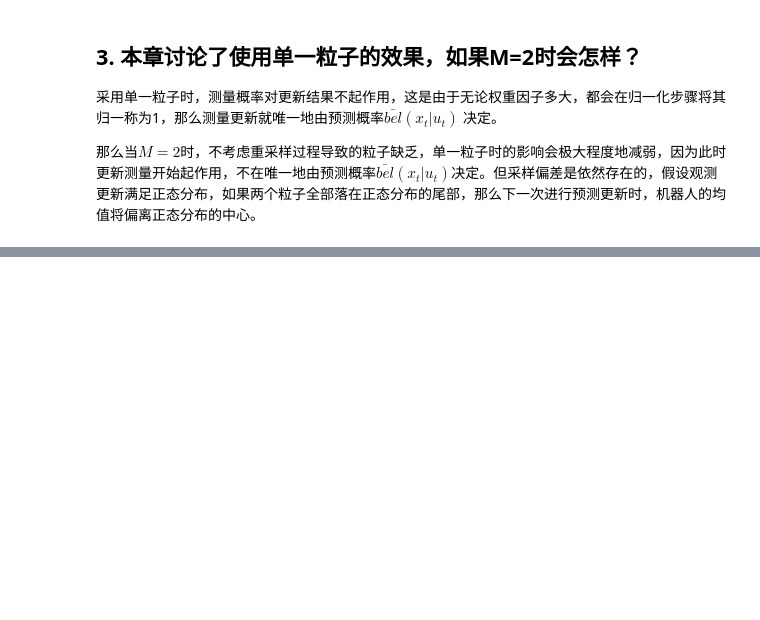
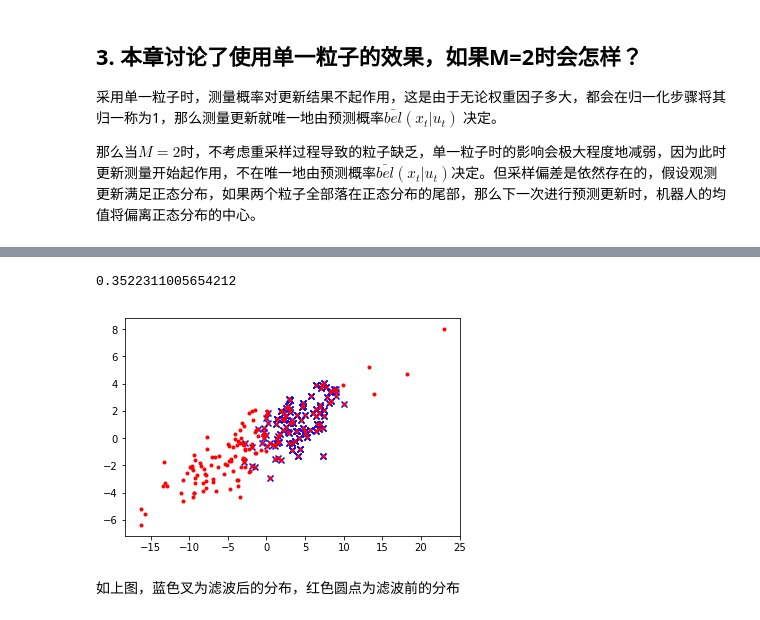
Before and after one commit to Yu-Xiaoxian/probabilistic_robotics_exercises, a Jupyter notebook: ch4_nonparametric_filters/第四章-非参数滤波.ipynb, the cells around one changed output, grey strips where cells are left out. Cells and saved outputs as stored; diff of their text form; code cells hidden in the pictures; blank space fills up the shorter version.

```diff
--- a/ch4_nonparametric_filters/第四章-非参数滤波.ipynb
+++ b/ch4_nonparametric_filters/第四章-非参数滤波.ipynb
@@ -312,0 +373,32 @@ figure 4 z:  [[1.]]
+# %%
+C = np.mat([1,0])
+Q = np.mat([10.0])
+weights = np.zeros((M,1))
+Weights = np.zeros((M+1,1))
+z = 5
+
+for i in range(M):
+    particle = np.mat(particles[i,:])
+    temp_z = C*particle.T
+    weights[i,:] = math.pow(math.e, -1.0/2.0 * (z-temp_z).T*Q.I*(z-temp_z))
+    Weights[i+1, :] = Weights[i,:] + weights[i,:]
+
+particles_f=np.zeros((M,2))
+delta_w = Weights[M,0]/M
+j = 0
+for i in range(M):
+    weight = delta_w * i
+    while weight > Weights[j]:
+        j+=1
+    particles_f[i,:]=particles[j-1,:]
+
+fig = plt.figure()
+ax = fig.add_subplot(111)
+ax.scatter(particles_f[:,0], particles_f[:,1], c='b', marker='x')
+ax.scatter(particles[:,0], particles[:,1], c='r', marker='.')
+plt.show()
+# %% [output]
+0.3522311005654212
+[figure, added]
+# %% [markdown]
+如上图，蓝色叉为滤波后的分布，红色圆点为滤波前的分布
```
Also changed, not shown: parts of 3 cells of this notebook.
